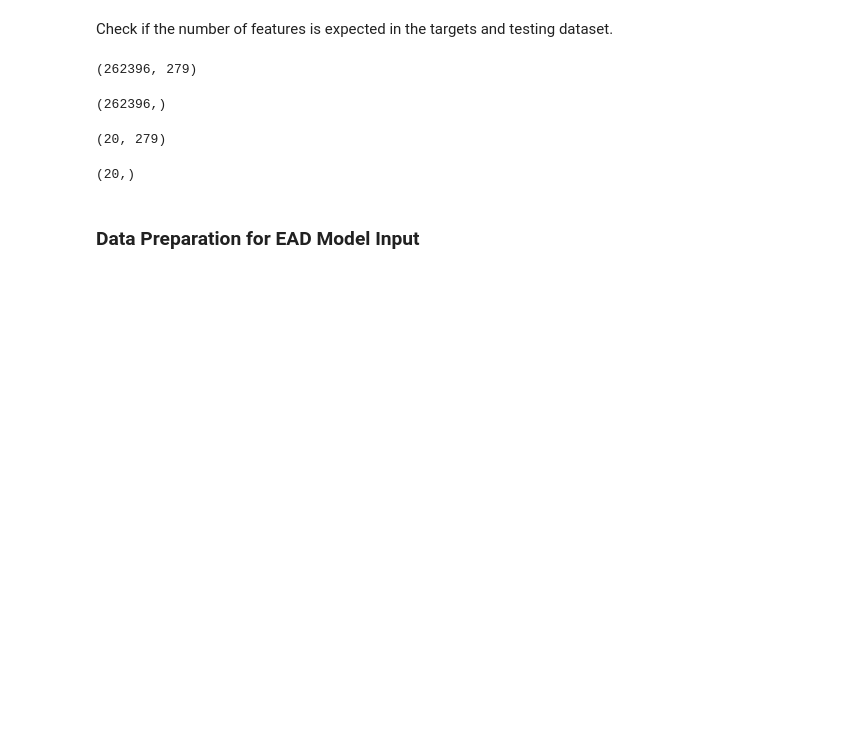
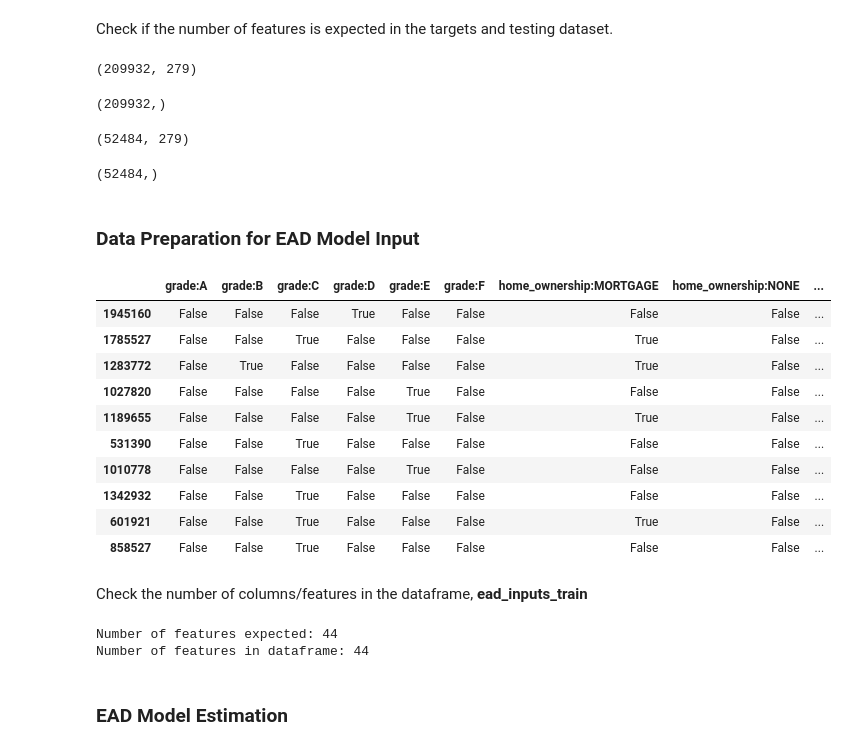
Before and after one commit to z252zhu/Credit-Risk-Modeling-on-Loan-Data, a Jupyter notebook: Credit Risk Modeling - LGD & EAD Model.ipynb, the cells around one changed output. Cells and saved outputs as stored; diff of their text form; code cells hidden in the pictures; blank space fills up the shorter version.

```diff
--- a/Credit Risk Modeling - LGD & EAD Model.ipynb
+++ b/Credit Risk Modeling - LGD & EAD Model.ipynb
@@ -649,24 +645,51 @@ pd.DataFrame(y_hat_test_lgd).describe()
 # %% [markdown]
 Split the default loan data into training and testing set (80/20).
 # %%
-ead_inputs_train, ead_inputs_test, ead_targets_train, ead_targets_test = train_test_split(loan_data_defaults.drop(['recovery_rate', 'recovery_rate_0_1', 'CCF'], axis = 1), loan_data_defaults['CCF'], test_size = seed_id)
+ead_inputs_train, ead_inputs_test, ead_targets_train, ead_targets_test = train_test_split(loan_data_defaults.drop(['recovery_rate', 'recovery_rate_0_1', 'CCF'], axis = 1), loan_data_defaults['CCF'], test_size = 0.2, random_state = seed_id)
 # %% [markdown]
 Check if the number of features is expected in the targets and testing dataset.
 # %%
 ead_inputs_train.shape
 # %% [output]
-(262396, 279)
+(209932, 279)
 # %%
 ead_targets_train.shape
 # %% [output]
-(262396,)
+(209932,)
 # %%
 ead_inputs_test.shape
 # %% [output]
-(20, 279)
+(52484, 279)
 # %%
 ead_targets_test.shape
 # %% [output]
-(20,)
+(52484,)
 # %% [markdown]
 ### Data Preparation for EAD Model Input
+# %%
+pd.options.display.max_columns = None
+ead_inputs_train = ead_inputs_train.loc[: , selected_explanatory_variables]
+ead_inputs_train = ead_inputs_train.drop(reference_category, axis = 1)
+ead_inputs_train.head(10)
+# %% [output]
+|  | grade:A | grade:B | grade:C | grade:D | grade:E | grade:F | home_ownership:MORTGAGE | home_ownership:NONE | ... |
+| 1945160 | False | False | False | True | False | False | False | False | ... |
+| 1785527 | False | False | True | False | False | False | True | False | ... |
+| 1283772 | False | True | False | False | False | False | True | False | ... |
+| 1027820 | False | False | False | False | True | False | False | False | ... |
+| 1189655 | False | False | False | False | True | False | True | False | ... |
+| 531390 | False | False | True | False | False | False | False | False | ... |
+| 1010778 | False | False | False | False | True | False | False | False | ... |
+| 1342932 | False | False | True | False | False | False | False | False | ... |
+| 601921 | False | False | True | False | False | False | True | False | ... |
+| 858527 | False | False | True | False | False | False | False | False | ... |
+# %% [markdown]
+Check the number of columns/features in the dataframe, **ead_inputs_train**
+# %%
+print('Number of features expected: {}'.format(len(selected_explanatory_variables) - len(reference_category)))
+print('Number of features in dataframe: {}'.format(ead_inputs_train.shape[1]))
+# %% [output]
+Number of features expected: 44
+Number of features in dataframe: 44
+# %% [markdown]
+### EAD Model Estimation
```
Also changed, not shown: parts of 34 cells of this notebook.
